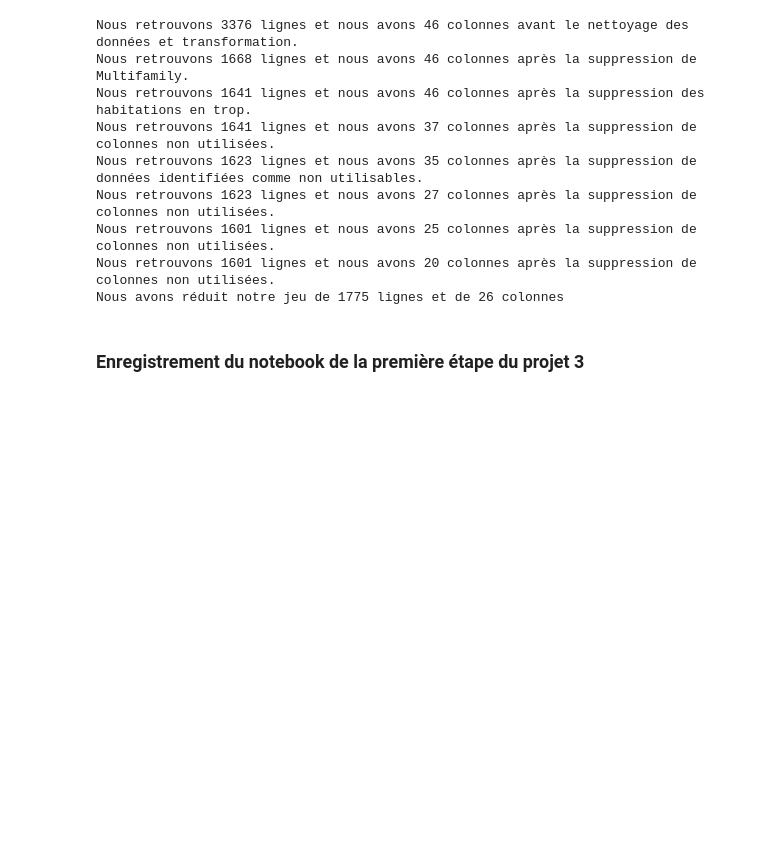
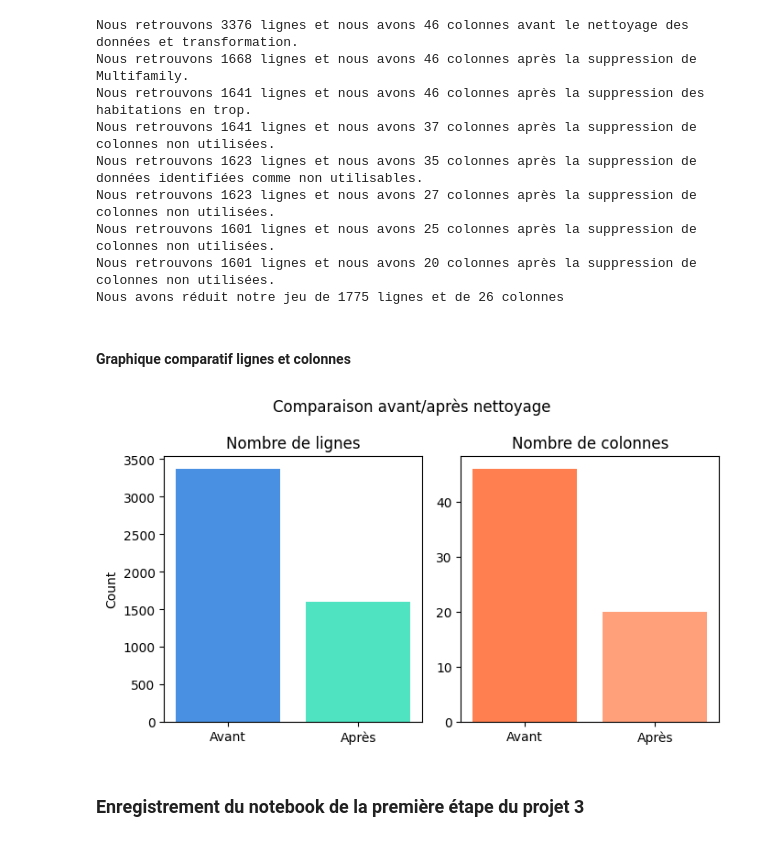
Before and after one commit to SCFlorian/Anticipez_besoins_consommations_batiments, a Jupyter notebook: notebooks/Notebook_1_analyse_exploratoire.ipynb, the cells around one changed output. Drawn from its saved outputs; the diff is of its cells as text; code cells hidden in the pictures; blank space fills up the shorter version.

```diff
--- a/notebooks/Notebook_1_analyse_exploratoire.ipynb
+++ b/notebooks/Notebook_1_analyse_exploratoire.ipynb
@@ -16,7 +16,7 @@ import seaborn as sns
 # %% [markdown]
 ##### J'importe mes données
 # %%
-building_consumption = pd.read_csv("Data/2016_Building_Energy_Benchmarking.csv")
+building_consumption = pd.read_csv("../Data/2016_Building_Energy_Benchmarking.csv")
 # %% [markdown]
 ##### On regarde comment un bâtiment est défini dans ce jeu de données
 # %%
@@ -1352,6 +1352,23 @@ Nous retrouvons 1623 lignes et nous avons 27 colonnes après la suppression de c
 Nous retrouvons 1601 lignes et nous avons 25 colonnes après la suppression de colonnes non utilisées.
 Nous retrouvons 1601 lignes et nous avons 20 colonnes après la suppression de colonnes non utilisées.
 Nous avons réduit notre jeu de 1775 lignes et de 26 colonnes
+# %% [markdown]
+#### Graphique comparatif lignes et colonnes
+# %%
+fig, ax = plt.subplots(1, 2, figsize=(7,4))
+
+ax[0].bar(["Avant", "Après"], [data_avant_transformation[0], building_clean_shape_sept[0]], color=["#4A90E2","#50E3C2"])
+ax[0].set_title("Nombre de lignes")
+ax[0].set_ylabel("Count")
+
+ax[1].bar(["Avant", "Après"], [data_avant_transformation[1], building_clean_shape_sept[1]], color=["#FF7F50", "#FFA07A"])
+ax[1].set_title("Nombre de colonnes")
+
+plt.suptitle("Comparaison avant/après nettoyage")
+plt.tight_layout()
+plt.show()
+# %% [output]
+[figure, added]
 # %% [markdown]
 ### Enregistrement du notebook de la première étape du projet 3
 # %%
```
Also changed, not shown: parts of 1 cell of this notebook, 16 other files.
